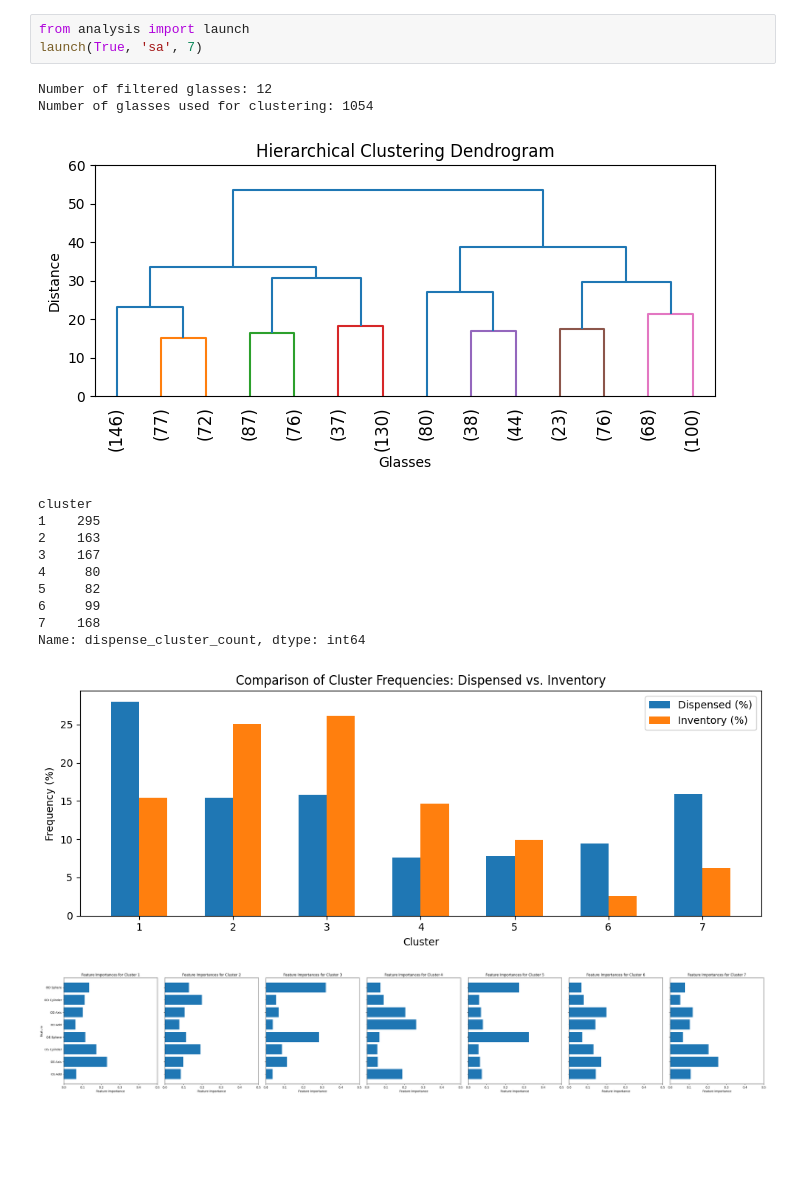
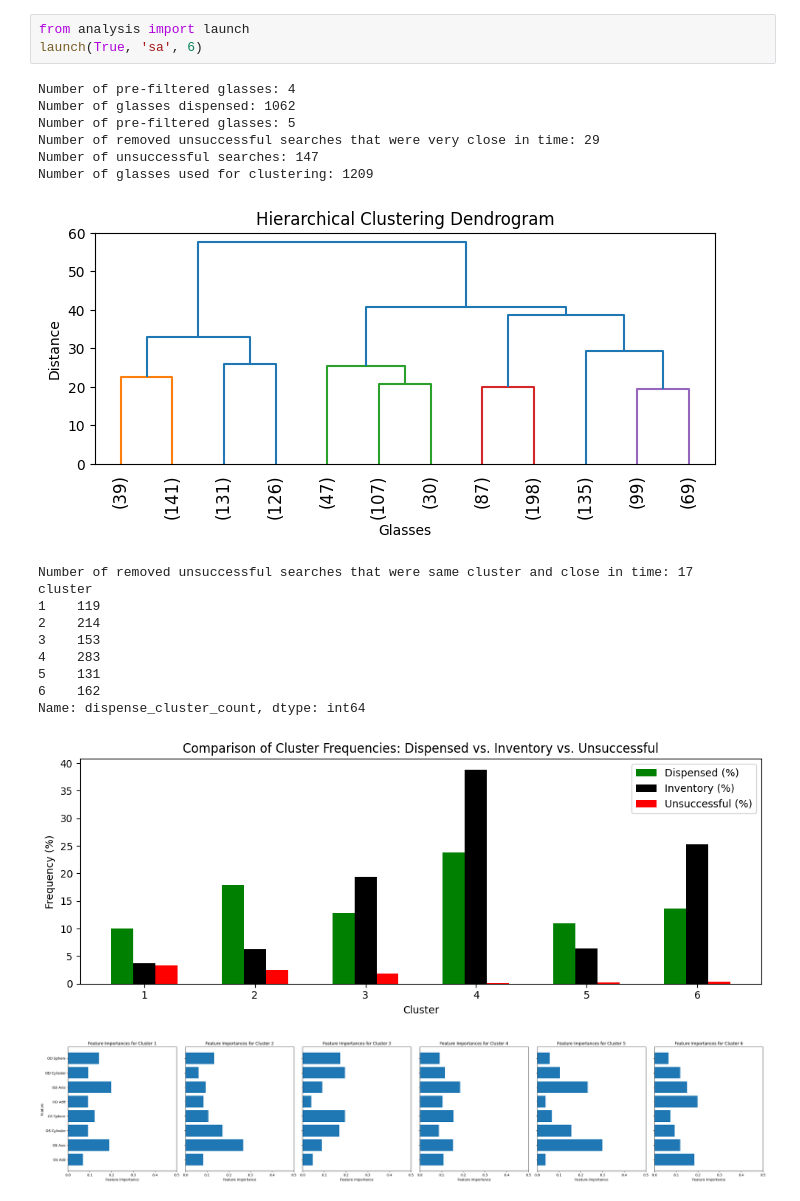
Before and after one commit to reims2/data-analysis, a Jupyter notebook: analysis.ipynb, the cells around one changed output. Cells and saved outputs as stored; diff of their text form; blank space fills up the shorter version.

```diff
--- a/analysis.ipynb
+++ b/analysis.ipynb
@@ -31,20 +42,24 @@ Name: dispense_cluster_count, dtype: int64
 # %%
 from analysis import launch
-launch(True, 'sa', 7)
+launch(True, 'sa', 6)
 # %% [output]
-Number of filtered glasses: 12
-Number of glasses used for clustering: 1054
+Number of pre-filtered glasses: 4
+Number of glasses dispensed: 1062
+Number of pre-filtered glasses: 5
+Number of removed unsuccessful searches that were very close in time: 29
+Number of unsuccessful searches: 147
+Number of glasses used for clustering: 1209
-[figure, old version]
+[figure, new version]
+Number of removed unsuccessful searches that were same cluster and close in time: 17
 cluster
-1    295
-2    163
-3    167
-4     80
-5     82
-6     99
-7    168
+1    119
+2    214
+3    153
+4    283
+5    131
+6    162
 Name: dispense_cluster_count, dtype: int64
-[figure, old version]
+[figure, new version]
-[figure, old version]
+[figure, new version]
 # %%
 from analysis import launch
```
Also changed, not shown: parts of 3 cells of this notebook, 1 other file.
